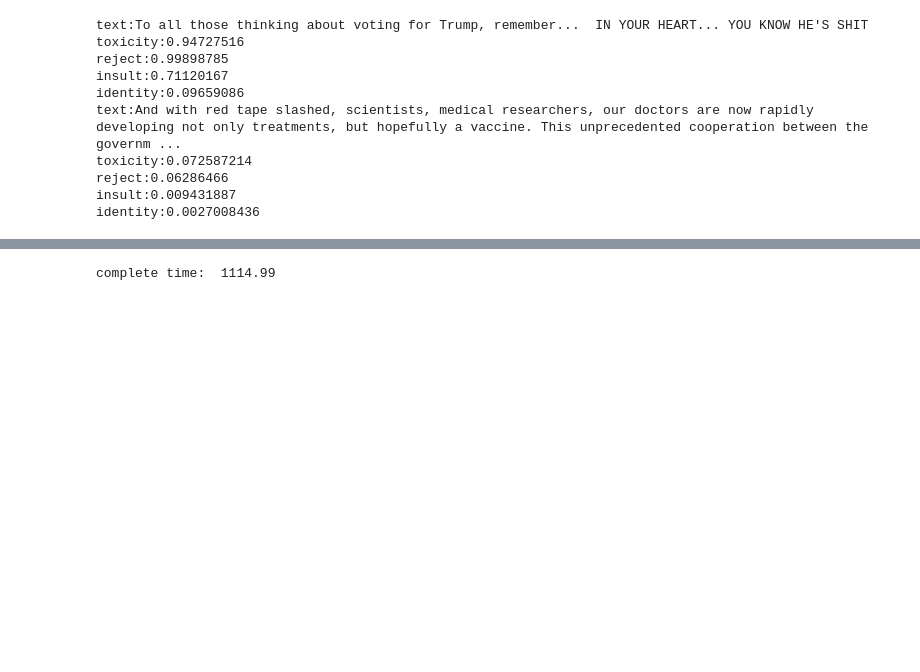
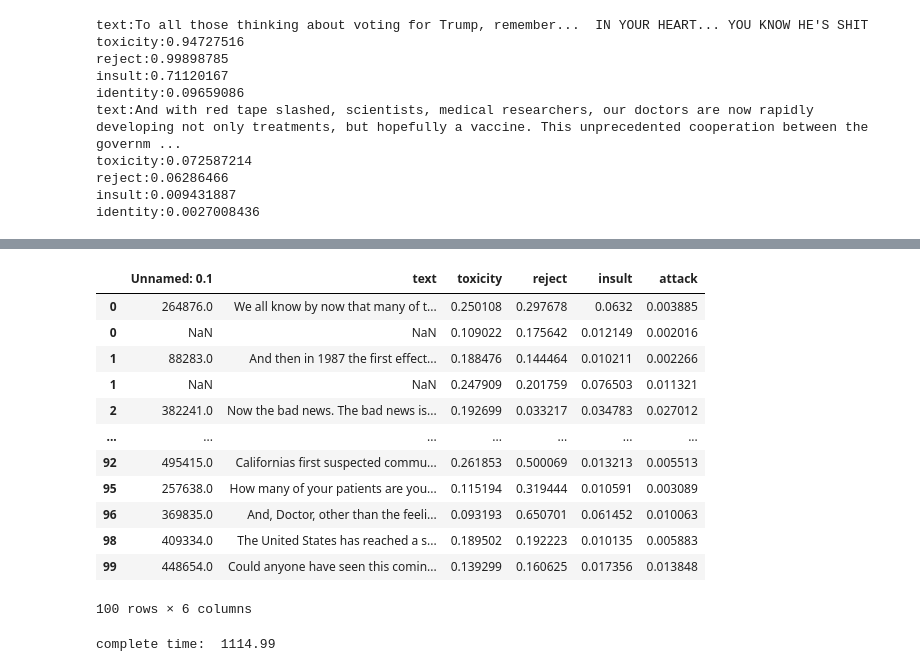
Before and after one commit to ykim71/google_toxicity, a Jupyter notebook: google_toxicity_update.ipynb, the cells around one changed output, grey strips where cells are left out. Cells and saved outputs as stored; diff of their text form; code cells hidden in the pictures; blank space fills up the shorter version.

```diff
--- a/google_toxicity_update.ipynb
+++ b/google_toxicity_update.ipynb
@@ -301,14 +276,0 @@ error_cases[error_cases['toxicity']=='error']
-# %%
-"""
-(1) assign successful cases from error_cases as error_cases_r1
-(2) assign error cases from r1 to r2
-
-"""
-error_cases_r1 = error_cases[error_cases['toxicity']!="error"]
-error_cases_r2 = error_cases[error_cases['toxicity']=="error"]
-error_cases_r2.drop(['toxicity','reject', 'insult','attack'], axis=1, inplace=True)
-
-
-text = error_cases_r2.text.values.tolist()
-
-incivility_for_chunks(error_cases_r2, text)
@@ -320,8 +280,24 @@ merge all files
 
 """
 
-sample_text_final = pd.concat([complete_cases, error_cases_r1, error_cases_r2])
+sample_text_final = pd.concat([complete_cases, error_cases_r1])
 sample_text_final.sort_index(inplace=True)
+# %%
+sample_text_final
+# %% [output]
+|  | Unnamed: 0.1 | text | toxicity | reject | insult | attack |
+| 0 | 264876.0 | We all know by now that many of t... | 0.250108 | 0.297678 | 0.0632 | 0.003885 |
+| 0 | NaN | NaN | 0.109022 | 0.175642 | 0.012149 | 0.002016 |
+| 1 | 88283.0 | And then in 1987 the first effect... | 0.188476 | 0.144464 | 0.010211 | 0.002266 |
+| 1 | NaN | NaN | 0.247909 | 0.201759 | 0.076503 | 0.011321 |
+| 2 | 382241.0 | Now the bad news. The bad news is... | 0.192699 | 0.033217 | 0.034783 | 0.027012 |
+| ... | ... | ... | ... | ... | ... | ... |
+| 92 | 495415.0 | Californias first suspected commu... | 0.261853 | 0.500069 | 0.013213 | 0.005513 |
+| 95 | 257638.0 | How many of your patients are you... | 0.115194 | 0.319444 | 0.010591 | 0.003089 |
+| 96 | 369835.0 | And, Doctor, other than the feeli... | 0.093193 | 0.650701 | 0.061452 | 0.010063 |
+| 98 | 409334.0 | The United States has reached a s... | 0.189502 | 0.192223 | 0.010135 | 0.005883 |
+| 99 | 448654.0 | Could anyone have seen this comin... | 0.139299 | 0.160625 | 0.017356 | 0.013848 |
+100 rows × 6 columns
 # %%
 """
 Exporting the results -- Save the data to your Google Drive OR the Colab environment.
```
Also changed, not shown: parts of 11 cells of this notebook.
